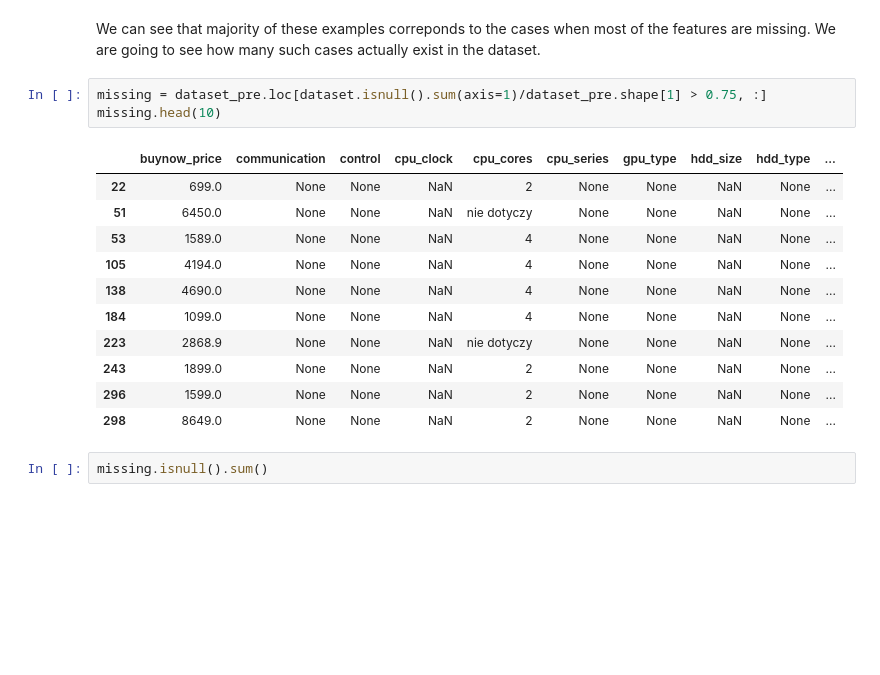
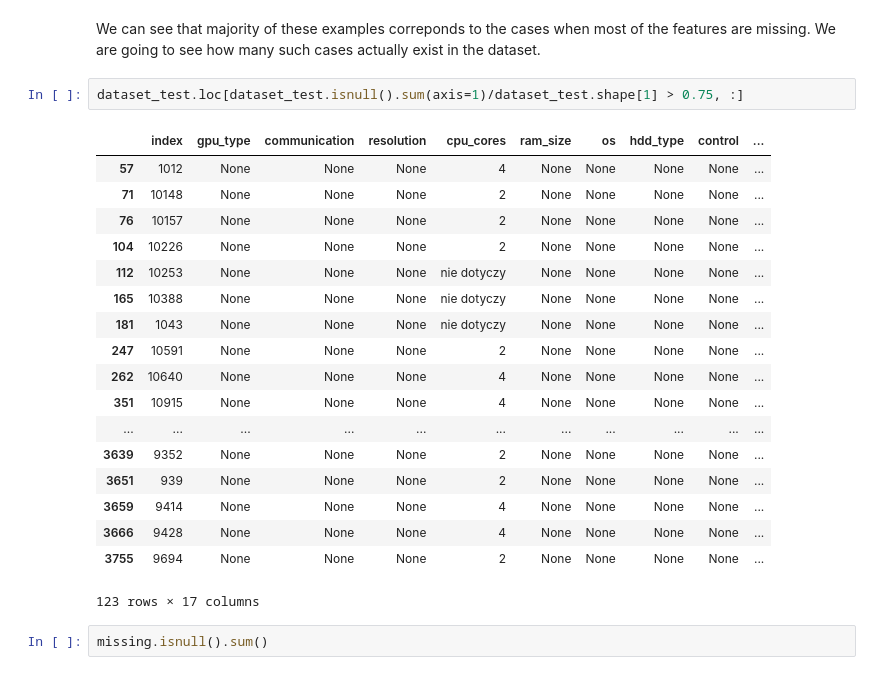
Before and after one commit to freefeynman123/laptop_price, a Jupyter notebook: allegro_task.ipynb, the cells around one changed output. Drawn from its saved outputs; the diff is of its cells as text; blank space fills up the shorter version.

```diff
--- a/allegro_task.ipynb
+++ b/allegro_task.ipynb
@@ -318,20 +344,26 @@ dataset_pre.loc[dataset_pre.loc[:, "cpu_cores"] == "nie dotyczy", :]
 # %% [markdown]
 We can see that majority of these examples correponds to the cases when most of the features are missing. We are going to see how many such cases actually exist in the dataset.
 # %%
-missing = dataset_pre.loc[dataset.isnull().sum(axis=1)/dataset_pre.shape[1] > 0.75, :]
-missing.head(10)
+dataset_test.loc[dataset_test.isnull().sum(axis=1)/dataset_test.shape[1] > 0.75, :]
 # %% [output]
-|  | buynow_price | communication | control | cpu_clock | cpu_cores | cpu_series | gpu_type | hdd_size | hdd_type | ... |
-| 22 | 699.0 | None | None | NaN | 2 | None | None | NaN | None | ... |
-| 51 | 6450.0 | None | None | NaN | nie dotyczy | None | None | NaN | None | ... |
-| 53 | 1589.0 | None | None | NaN | 4 | None | None | NaN | None | ... |
-| 105 | 4194.0 | None | None | NaN | 4 | None | None | NaN | None | ... |
-| 138 | 4690.0 | None | None | NaN | 4 | None | None | NaN | None | ... |
-| 184 | 1099.0 | None | None | NaN | 4 | None | None | NaN | None | ... |
-| 223 | 2868.9 | None | None | NaN | nie dotyczy | None | None | NaN | None | ... |
-| 243 | 1899.0 | None | None | NaN | 2 | None | None | NaN | None | ... |
-| 296 | 1599.0 | None | None | NaN | 2 | None | None | NaN | None | ... |
-| 298 | 8649.0 | None | None | NaN | 2 | None | None | NaN | None | ... |
+|  | index | gpu_type | communication | resolution | cpu_cores | ram_size | os | hdd_type | control | ... |
+| 57 | 1012 | None | None | None | 4 | None | None | None | None | ... |
+| 71 | 10148 | None | None | None | 2 | None | None | None | None | ... |
+| 76 | 10157 | None | None | None | 2 | None | None | None | None | ... |
+| 104 | 10226 | None | None | None | 2 | None | None | None | None | ... |
+| 112 | 10253 | None | None | None | nie dotyczy | None | None | None | None | ... |
+| 165 | 10388 | None | None | None | nie dotyczy | None | None | None | None | ... |
+| 181 | 1043 | None | None | None | nie dotyczy | None | None | None | None | ... |
+| 247 | 10591 | None | None | None | 2 | None | None | None | None | ... |
+| 262 | 10640 | None | None | None | 4 | None | None | None | None | ... |
+| 351 | 10915 | None | None | None | 4 | None | None | None | None | ... |
+| ... | ... | ... | ... | ... | ... | ... | ... | ... | ... | ... |
+| 3639 | 9352 | None | None | None | 2 | None | None | None | None | ... |
+| 3651 | 939 | None | None | None | 2 | None | None | None | None | ... |
+| 3659 | 9414 | None | None | None | 4 | None | None | None | None | ... |
+| 3666 | 9428 | None | None | None | 4 | None | None | None | None | ... |
+| 3755 | 9694 | None | None | None | 2 | None | None | None | None | ... |
+123 rows × 17 columns
 # %%
 missing.isnull().sum()
 # %% [output]
```
Also changed, not shown: parts of 39 cells of this notebook, 17 other files.
